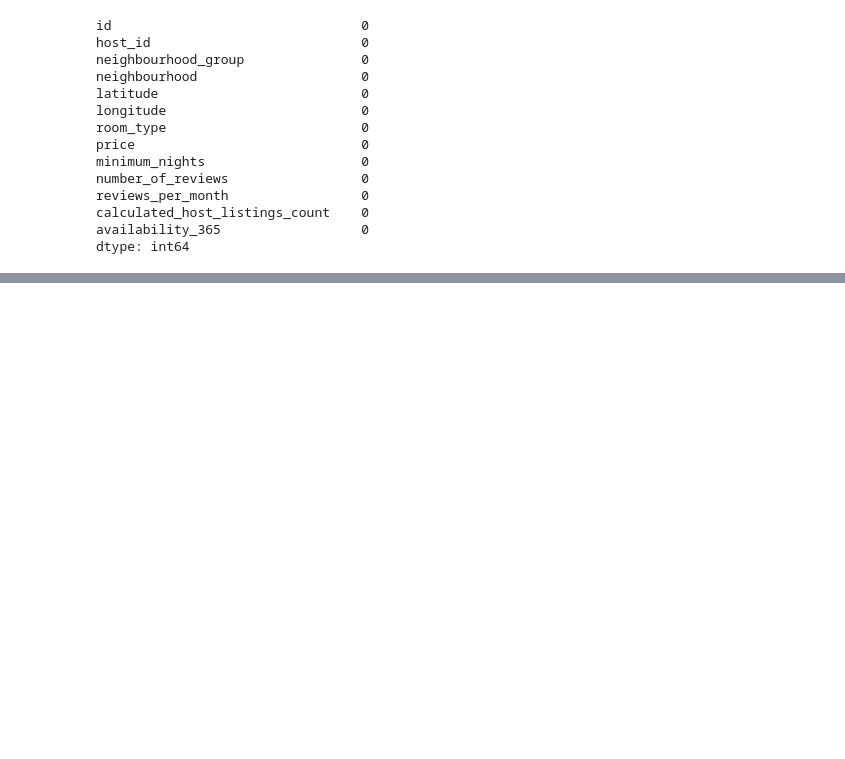
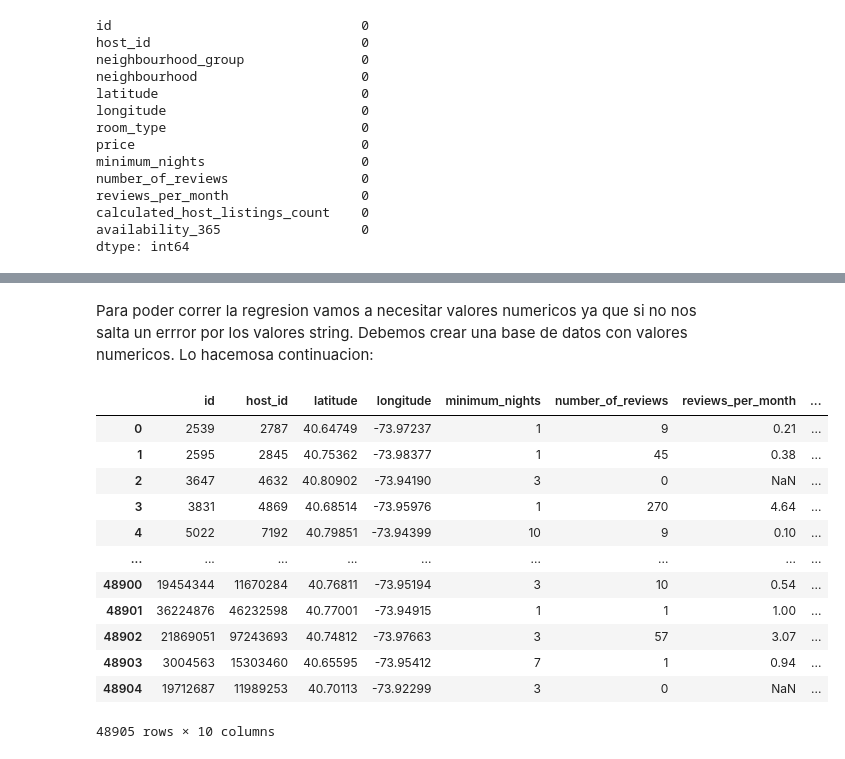
Before and after one commit to VZervino/BIG-DATA-Trabajos, a Jupyter notebook: Tp2 Big Data.ipynb, the cells around one changed output, grey strips where cells are left out. Drawn from its saved outputs; the diff is of its cells as text; code cells hidden in the pictures; blank space fills up the shorter version.

```diff
--- a/Tp2 Big Data.ipynb
+++ b/Tp2 Big Data.ipynb
@@ -92,0 +231,4 @@ TypeError: ufunc 'divide' not supported for the input types, and the inputs coul
+# %%
+import pandas as pd
+df = pd.read_csv("Base Airbnb NY.csv")
+df
@@ -92,0 +282,4 @@ TypeError: ufunc 'divide' not supported for the input types, and the inputs coul
+# %%
+#Agregamos la columan de 1 (unos).
+df['intercept'] = 1
+df
@@ -92,0 +337,33 @@ TypeError: ufunc 'divide' not supported for the input types, and the inputs coul
+# %% [markdown]
+Para poder correr la regresion vamos a necesitar valores numericos ya que si no nos salta un errror por los valores string. Debemos crear una base de datos con valores numericos. Lo hacemosa continuacion:
+# %%
+columnas_numericas = df.select_dtypes(include=['float64', 'int64']).columns
+base_numerica = df[columnas_numericas]
+
+# Volvemos a repetir los incisos a y b.
+base_numerica = base_numerica.drop(columns=['price'])
+base_numerica
+
+base_numerica['intercept'] = 1
+
+# Definir 'price' como la variable dependiente (y)
+y = df['price']
+
+# Dividir los datos en entrenamiento y prueba
+X_train, X_test, y_train, y_test = train_test_split(base_numerica, y, test_size=0.3, random_state=201)
+
+base_numerica
+# %% [output]
+|  | id | host_id | latitude | longitude | minimum_nights | number_of_reviews | reviews_per_month | ... |
+| 0 | 2539 | 2787 | 40.64749 | -73.97237 | 1 | 9 | 0.21 | ... |
+| 1 | 2595 | 2845 | 40.75362 | -73.98377 | 1 | 45 | 0.38 | ... |
+| 2 | 3647 | 4632 | 40.80902 | -73.94190 | 3 | 0 | NaN | ... |
+| 3 | 3831 | 4869 | 40.68514 | -73.95976 | 1 | 270 | 4.64 | ... |
+| 4 | 5022 | 7192 | 40.79851 | -73.94399 | 10 | 9 | 0.10 | ... |
+| ... | ... | ... | ... | ... | ... | ... | ... | ... |
+| 48900 | 19454344 | 11670284 | 40.76811 | -73.95194 | 3 | 10 | 0.54 | ... |
+| 48901 | 36224876 | 46232598 | 40.77001 | -73.94915 | 1 | 1 | 1.00 | ... |
+| 48902 | 21869051 | 97243693 | 40.74812 | -73.97663 | 3 | 57 | 3.07 | ... |
+| 48903 | 3004563 | 15303460 | 40.65595 | -73.95412 | 7 | 1 | 0.94 | ... |
+| 48904 | 19712687 | 11989253 | 40.70113 | -73.92299 | 3 | 0 | NaN | ... |
+48905 rows × 10 columns
```
Also changed, not shown: parts of 21 cells of this notebook.
